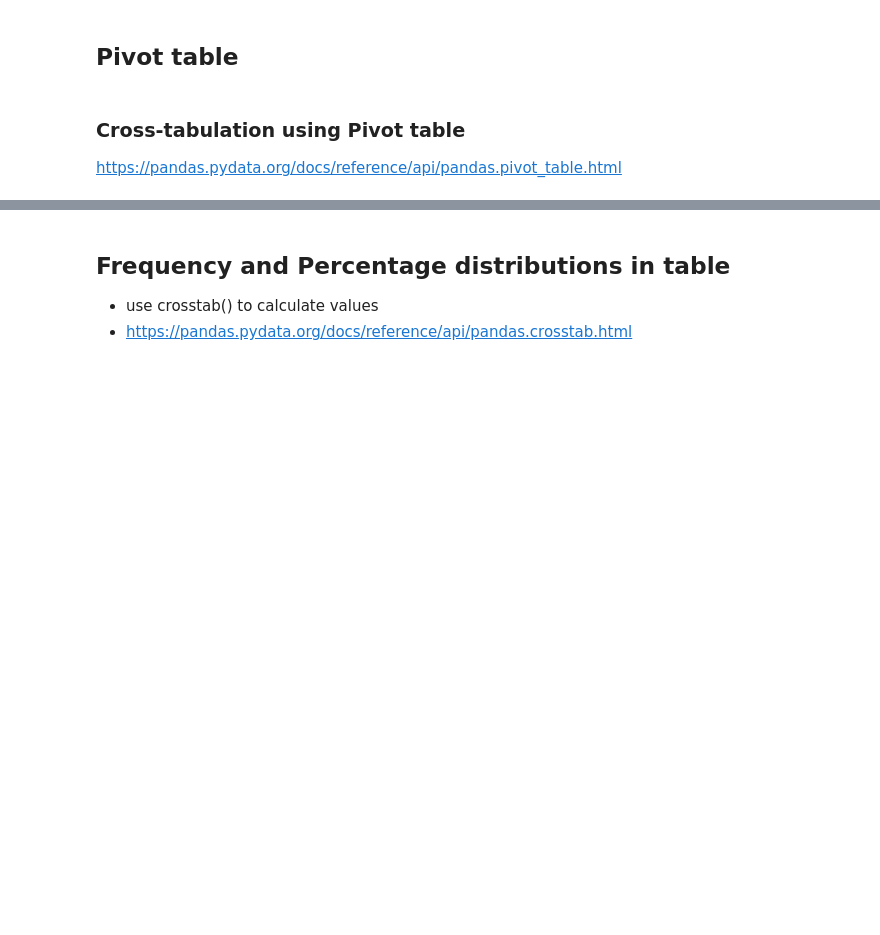
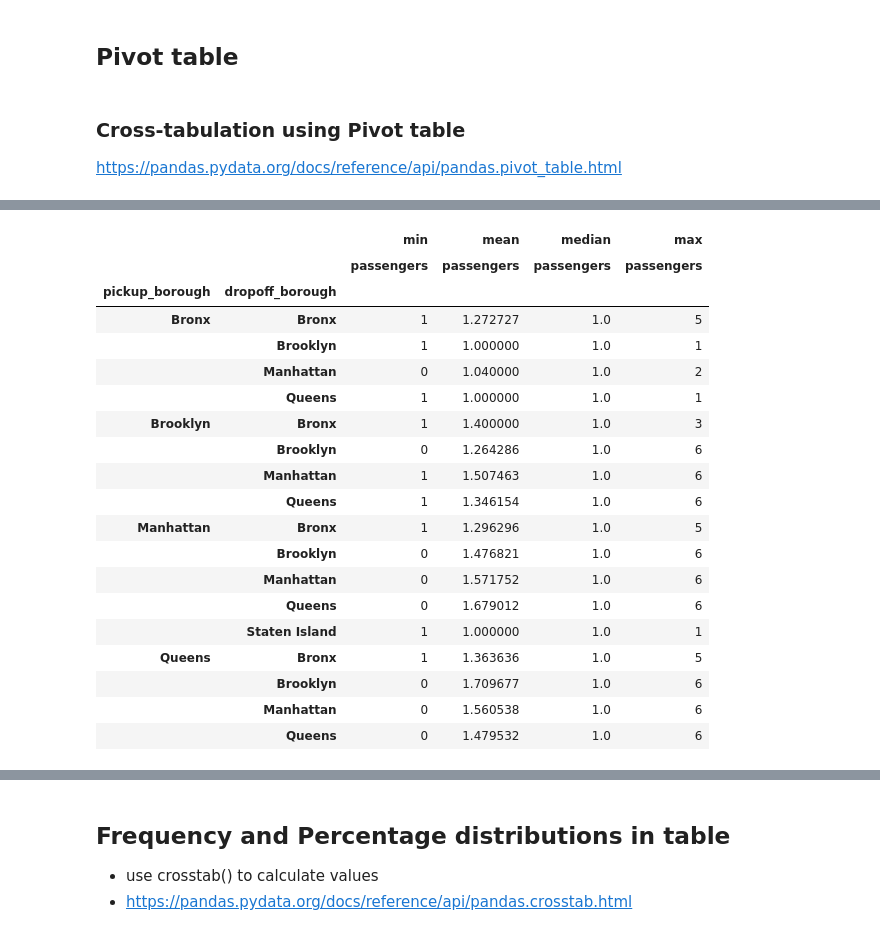
Before and after one commit to buicaothe/PYTHON, a Jupyter notebook: DATA MANAGEMENT/Labweek44/Table_basics_and_merge.ipynb, the cells around one changed output, grey strips where cells are left out. Drawn from its saved outputs; the diff is of its cells as text; code cells hidden in the pictures; blank space fills up the shorter version.

```diff
--- a/DATA MANAGEMENT/Labweek44/Table_basics_and_merge.ipynb
+++ b/DATA MANAGEMENT/Labweek44/Table_basics_and_merge.ipynb
@@ -103,7 +246,28 @@ pd.pivot_table(df, values='passengers',
 # %%
 # present several aggfunctions is result
 df.pivot_table(values='passengers', index=['pickup_borough', 'dropoff_borough'],
-                   aggfunc=['min', 'median', 'max'])
+                   aggfunc=['min', 'mean','median', 'max'])
+# %% [output]
+|  |  | min | mean | median | max |
+|  |  | passengers | passengers | passengers | passengers |
+| pickup_borough | dropoff_borough |  |  |  |  |
+| Bronx | Bronx | 1 | 1.272727 | 1.0 | 5 |
+|  | Brooklyn | 1 | 1.000000 | 1.0 | 1 |
+|  | Manhattan | 0 | 1.040000 | 1.0 | 2 |
+|  | Queens | 1 | 1.000000 | 1.0 | 1 |
+| Brooklyn | Bronx | 1 | 1.400000 | 1.0 | 3 |
+|  | Brooklyn | 0 | 1.264286 | 1.0 | 6 |
+|  | Manhattan | 1 | 1.507463 | 1.0 | 6 |
+|  | Queens | 1 | 1.346154 | 1.0 | 6 |
+| Manhattan | Bronx | 1 | 1.296296 | 1.0 | 5 |
+|  | Brooklyn | 0 | 1.476821 | 1.0 | 6 |
+|  | Manhattan | 0 | 1.571752 | 1.0 | 6 |
+|  | Queens | 0 | 1.679012 | 1.0 | 6 |
+|  | Staten Island | 1 | 1.000000 | 1.0 | 1 |
+| Queens | Bronx | 1 | 1.363636 | 1.0 | 5 |
+|  | Brooklyn | 0 | 1.709677 | 1.0 | 6 |
+|  | Manhattan | 0 | 1.560538 | 1.0 | 6 |
+|  | Queens | 0 | 1.479532 | 1.0 | 6 |
 # %%
 # use same precision for all data (no decimals)
 # use .style.format(precision=0)
```
Also changed, not shown: parts of 43 cells of this notebook, 3 other files.
